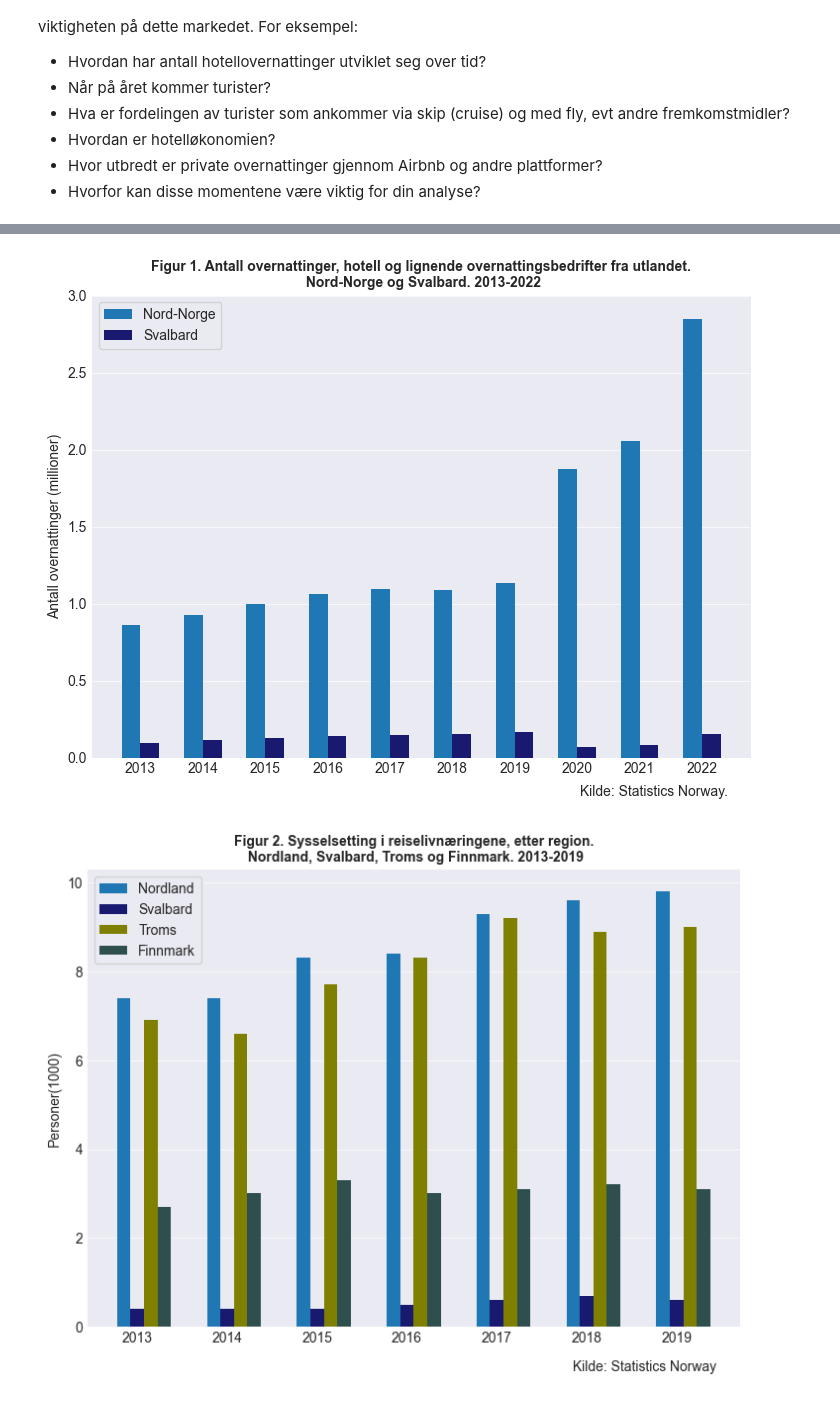
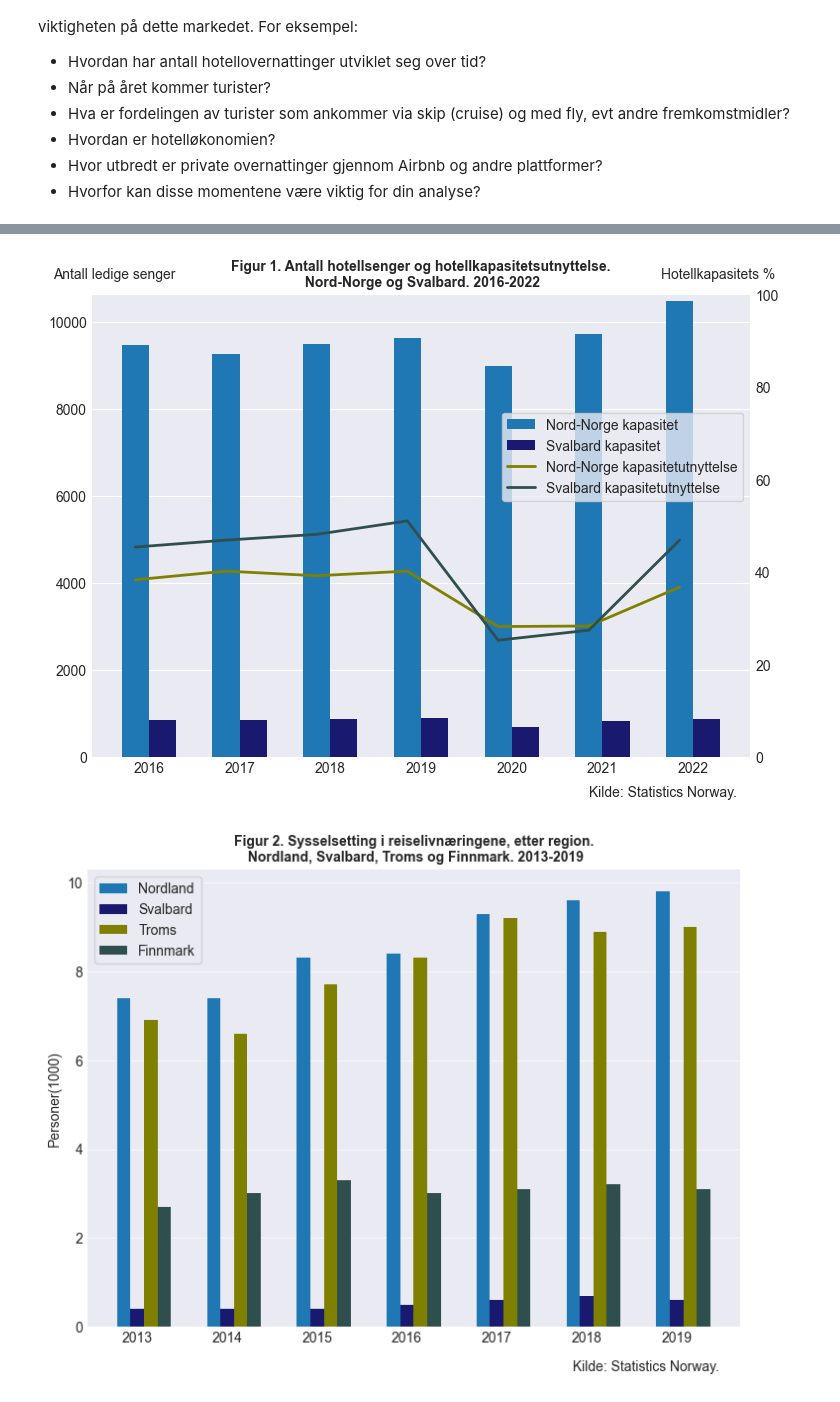
Before and after one commit to DanielFabioG/SOK-1003-og-SOK-1006, a Jupyter notebook: sok-1006/Mappeoppgaver/Mikro_V2023_1006.ipynb, the cells around one changed output, grey strips where cells are left out. Drawn from its saved outputs; the diff is of its cells as text; code cells hidden in the pictures.

Commit message:
tre figurer

```diff
--- a/sok-1006/Mappeoppgaver/Mikro_V2023_1006.ipynb
+++ b/sok-1006/Mappeoppgaver/Mikro_V2023_1006.ipynb
@@ -51,8 +49,8 @@ import numpy as np
 from pyjstat import pyjstat
 import matplotlib.ticker as ticker
 # %%
-# For JSON-stat
-postUrl = "https://data.ssb.no/api/v0/no/table/08403/"
+# Lim in PostUrl som spørringen skal postes mot
+postUrl = "https://data.ssb.no/api/v0/no/table/13153/"
 # %%
 # Spørringen og endepunktet til API-et hentes fra Statistikkbanken eller API-konsoll.
 # apiQuery = # lim inn spørringen din her
@@ -253,9 +215,9 @@ svalbard_df= svalbard_df.copy()
 # Converting the date to datetime
 svalbard_df['måned'] = pd.to_datetime(svalbard_df['måned'], format='%Y-%m')
 
-# Group the dataframe by year and summarize the monthly data
+# Group the dataframe by year and find the mean of the yearly data
 svalbard_df = svalbard_df.groupby(svalbard_df['måned'].dt.year).agg({
-    'value': 'sum'
+    'value': 'mean'
 })
 # Fixing so the first column is not the index
 svalbard_df=svalbard_df.reset_index()
@@ -274,11 +236,10 @@ nord_norge_df['måned'] = pd.to_datetime(nord_norge_df['måned'], format='%Y-%m'
 
 # Group the dataframe by year and summarize the monthly data
 nord_norge_df = nord_norge_df.groupby(nord_norge_df['måned'].dt.year).agg({
-    'value': 'sum'
+    'value': 'mean'
 })
 # Fixing so the first column is not the index
 nord_norge_df=nord_norge_df.reset_index()
-
-# Dividing the values by 1000000 to get the values in millions
-nord_norge_df['value'] = nord_norge_df['value'] / 1000000
-svalbard_df['value'] = svalbard_df['value'] / 1000000
+# %%
+# Lim in PostUrl som spørringen skal postes mot
+postUrl = "https://data.ssb.no/api/v0/no/table/13156/"
@@ -285,44 +410,53 @@ svalbard_df['value'] = svalbard_df['value'] / 1000000
 # %%
 # Setting the style for the plots
 plt.style.use('seaborn-v0_8-dark')
 # Plotting the data
 fig, ax = plt.subplots(figsize=(8.5, 6))
 
-# Calculating the width of the bars, for this plot and future plots
+# Calculating the width of the bars
 width = 0.3
 
 # np.arange to create the x-axis years
 x_p = np.arange(len(nord_norge_df['måned']))
 
 # For loop to create the x-axis years for the second bar
 x_d = [x + width for x in x_p]
 
 # Plotting first bar, have to use .astype string to convert the date to string so it doesnt give decimals in year
-ax.bar(x_p,nord_norge_df['value'], width=width, label='Nord-Norge', color='#1f77b4') # have to put width=width to make sure the bars are next to each other
+ax.bar(x_p,nord_norge_df['value'], width=width, label='Nord-Norge kapasitet', color='#1f77b4') # have to put width=width to make sure the bars are next to each other
 
 # Plot the second bar
-ax.bar(x_d, svalbard_df['value'], width=width, label='Svalbard', color='midnightblue')
+ax.bar(x_d, svalbard_df['value'], width=width, label='Svalbard kapasitet', color='midnightblue')
 
 # Calculating the position of the tick labels to make the plot centered
 ticks_pos = x_p + width/2
 # Setting the x_ticks to the position of the tick labels
 ax.set_xticks(ticks_pos)
 # Setting label for the x_ticks
 ax.set_xticklabels(nord_norge_df['måned'].astype("string"))
 # Set the title and labels
-ax.set_title('Figur 1. Antall overnattinger, hotell og lignende overnattingsbedrifter fra utlandet.\n Nord-Norge og Svalbard. 2013-2022', fontsize=10, fontweight='bold')
-# Setting the text for the y-axis
-ax.set_ylabel('Antall overnattinger (millioner)', fontsize=10)
+ax.set_title('Figur 1. Antall hotellsenger og hotellkapasitetsutnyttelse.\n Nord-Norge og Svalbard. 2016-2022', fontsize=10, fontweight='bold')
 # Fixing the grid
-ax.grid(axis='y', alpha=0.7)
-# Setting the y-axis limit
-ax.axes.set_ylim([0, 3])
+ax.grid(axis='y')
 # caption
-ax.text(7.2, -0.25, 'Kilde: Statistics Norway.', fontsize=10)
-#  Showing legend
-ax.legend(loc='best', frameon=True);
+ax.text(5, -900, 'Kilde: Statistics Norway.', fontsize=10)
+ax.text(5.8, 11000, 'Hotellkapasitets %', fontsize=10)
+ax.text(-0.9, 11000, 'Antall ledige senger', fontsize=10)
+# Fixinng max y value
+ax.set_ylim(0, 10630)
+# Making a second y-axis
+ax2 = ax.twinx()
+# Plotting the data for the second y-axis
+ax2.plot(nord_norge_df1['måned'].astype('string'),nord_norge_df1['value'],color="olive", label = "Nord-Norge kapasitetutnyttelse", lw=2)
+ax2.plot(svalbard_df1['måned'].astype('string'), svalbard_df1["value"],color="darkslategrey", label = "Svalbard kapasitetutnyttelse", lw=2)
+# Setting the y-axis limit for percentage
+ax2.set_ylim(0, 100)
+#  Fixing the legend together for both y-axes
+lines, labels = ax.get_legend_handles_labels()
+lines2, labels2 = ax2.get_legend_handles_labels()
+ax2.legend(lines + lines2, labels + labels2, loc='center right', bbox_to_anchor=(0.5, 0.4, 0.5, 0.5), frameon=True);
 # %% [output]
-[figure, old version]
+[figure, new version]
 # %%
 # Lim in PostUrl som spørringen skal postes mot
 postUrl = "https://data.ssb.no/api/v0/no/table/09266/"
```
Also changed, not shown: parts of 10 cells of this notebook.
